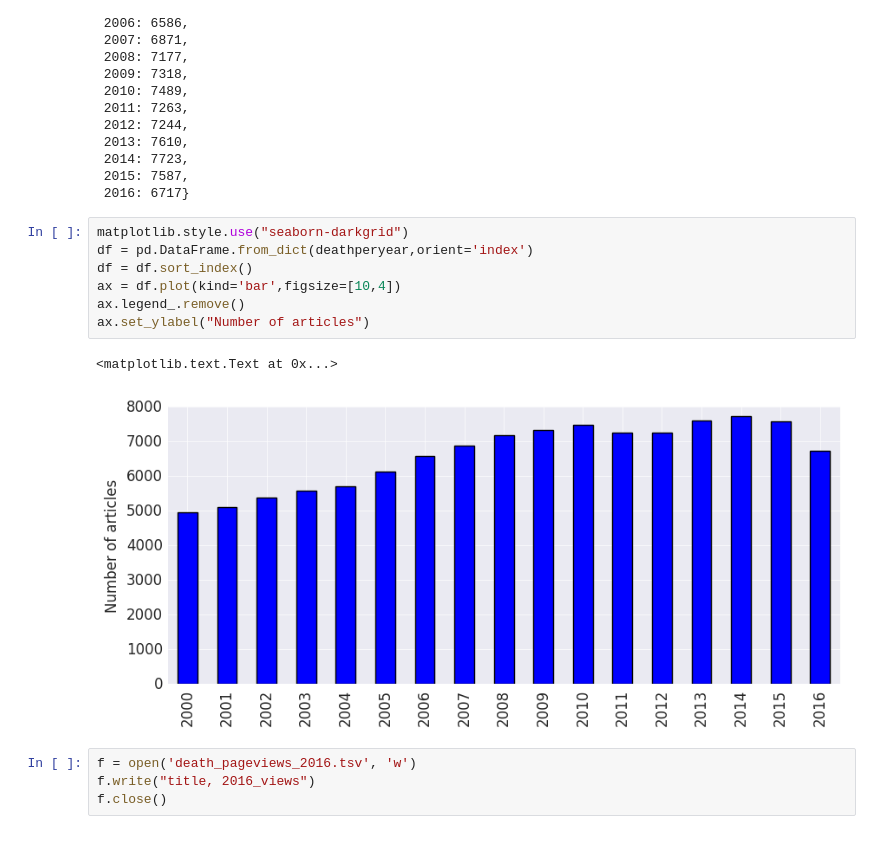
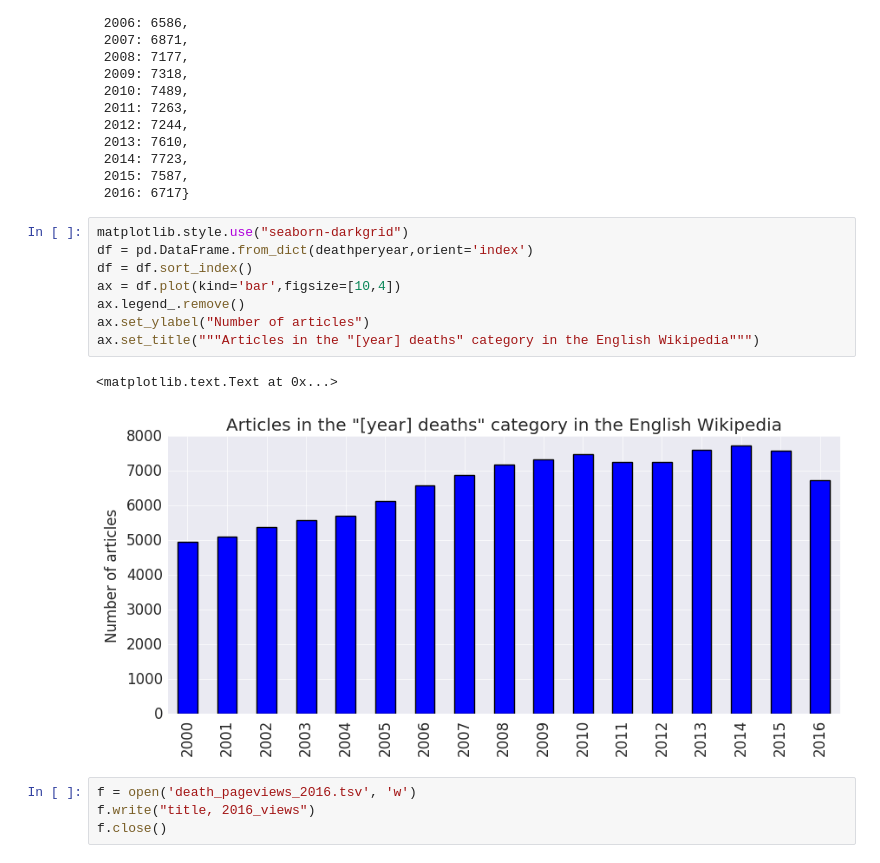
Before and after one commit to staeiou/wiki-stat-notebooks, a Jupyter notebook: deaths/deaths-enwiki-2016.ipynb, the cells around one changed output. Cells and saved outputs as stored; diff of their text form.

Commit message:
add title to first graph

```diff
--- a/deaths/deaths-enwiki-2016.ipynb
+++ b/deaths/deaths-enwiki-2016.ipynb
@@ -55,13 +55,14 @@ deathperyear
 # %%
 matplotlib.style.use("seaborn-darkgrid")
 df = pd.DataFrame.from_dict(deathperyear,orient='index')
 df = df.sort_index()
 ax = df.plot(kind='bar',figsize=[10,4])
 ax.legend_.remove()
 ax.set_ylabel("Number of articles")
+ax.set_title("""Articles in the "[year] deaths" category in the English Wikipedia""")
 # %% [output]
 <matplotlib.text.Text at 0x...>
-[figure, old version]
+[figure, new version]
 # %%
 f = open('death_pageviews_2016.tsv', 'w')
 f.write("title, 2016_views")
```
